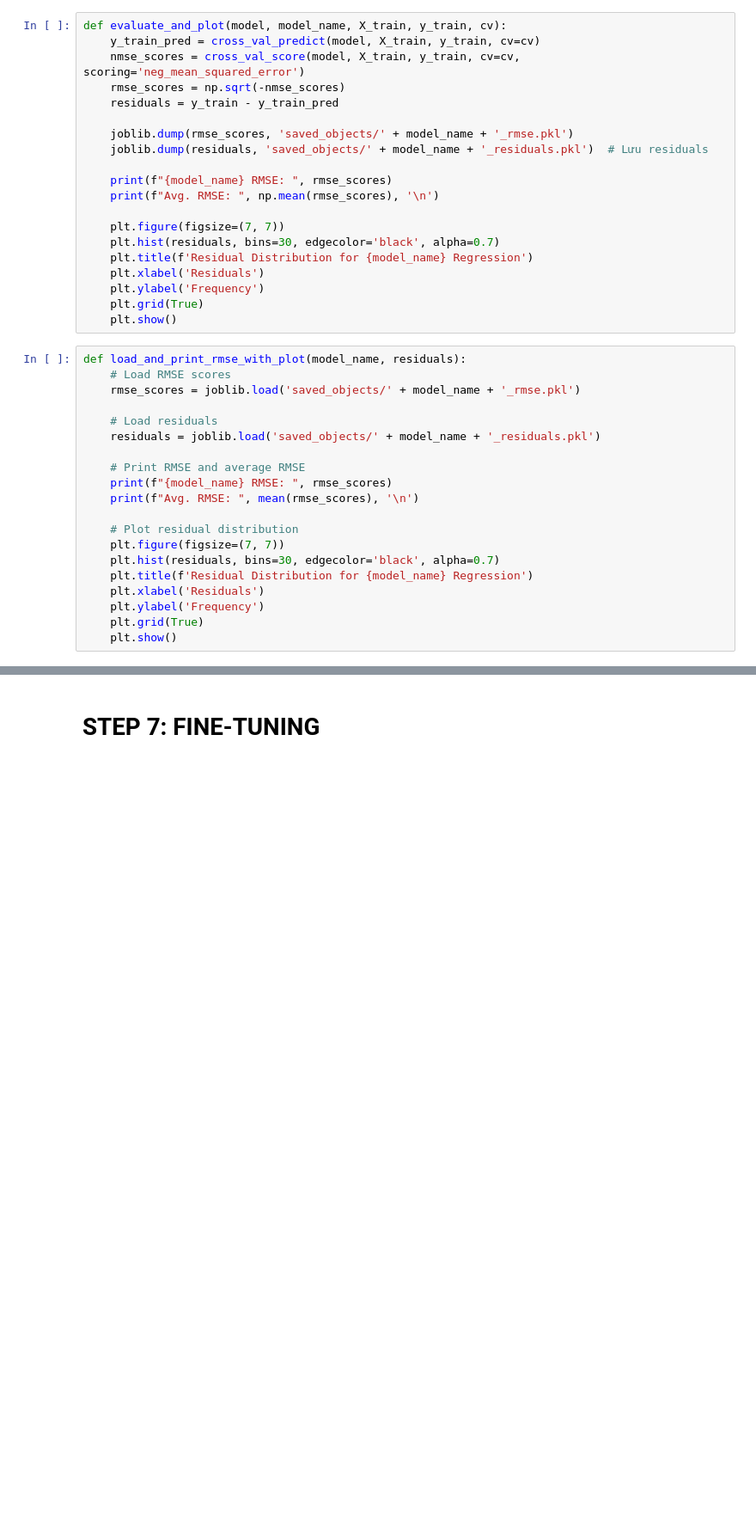
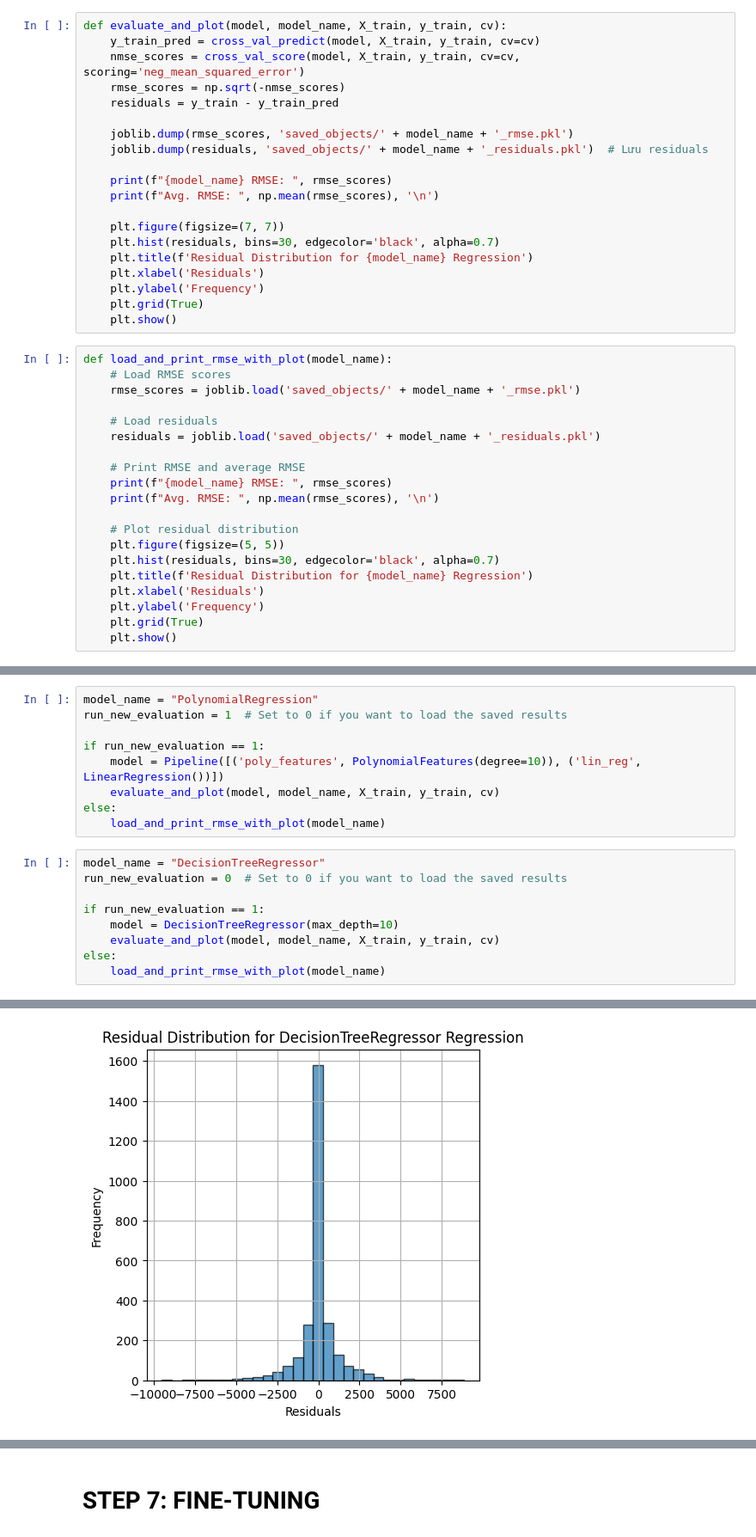
Before and after one commit to lbibi1805-dot/ML_Bitcoin, a Jupyter notebook: Evaluation/evalution.ipynb, the cells around one changed output, grey strips where cells are left out. Shown at 86% size. Saved outputs shown, nothing was run; the diff lists cells and outputs as text; blank space fills up the shorter version.

```diff
--- a/Evaluation/evalution.ipynb
+++ b/Evaluation/evalution.ipynb
@@ -666,7 +668,7 @@ def evaluate_and_plot(model, model_name, X_train, y_train, cv):
     plt.grid(True)
     plt.show()
 # %%
-def load_and_print_rmse_with_plot(model_name, residuals):
+def load_and_print_rmse_with_plot(model_name):
     # Load RMSE scores
     rmse_scores = joblib.load('saved_objects/' + model_name + '_rmse.pkl')
 
@@ -675,10 +677,10 @@ def load_and_print_rmse_with_plot(model_name, residuals):
 
     # Print RMSE and average RMSE
     print(f"{model_name} RMSE: ", rmse_scores)
-    print(f"Avg. RMSE: ", mean(rmse_scores), '\n')
+    print(f"Avg. RMSE: ", np.mean(rmse_scores), '\n')
 
     # Plot residual distribution
-    plt.figure(figsize=(7, 7))
+    plt.figure(figsize=(5, 5))
     plt.hist(residuals, bins=30, edgecolor='black', alpha=0.7)
     plt.title(f'Residual Distribution for {model_name} Regression')
     plt.xlabel('Residuals')
@@ -725,0 +703,19 @@ MemoryError: Unable to allocate 32.5 GiB for an array with shape (2224, 1961256)
+# %%
+model_name = "PolynomialRegression"
+run_new_evaluation = 1  # Set to 0 if you want to load the saved results
+
+if run_new_evaluation == 1:
+    model = Pipeline([('poly_features', PolynomialFeatures(degree=10)), ('lin_reg', LinearRegression())])
+    evaluate_and_plot(model, model_name, X_train, y_train, cv)
+else:
+    load_and_print_rmse_with_plot(model_name)
+# %%
+model_name = "DecisionTreeRegressor"
+run_new_evaluation = 0  # Set to 0 if you want to load the saved results
+
+if run_new_evaluation == 1:
+    model = DecisionTreeRegressor(max_depth=10)
+    evaluate_and_plot(model, model_name, X_train, y_train, cv)
+else:
+    load_and_print_rmse_with_plot(model_name)
+# %% [output]
@@ -725,0 +724 @@ MemoryError: Unable to allocate 32.5 GiB for an array with shape (2224, 1961256)
+[figure, added]
```
Also changed, not shown: parts of 11 cells of this notebook, 12 other files.
